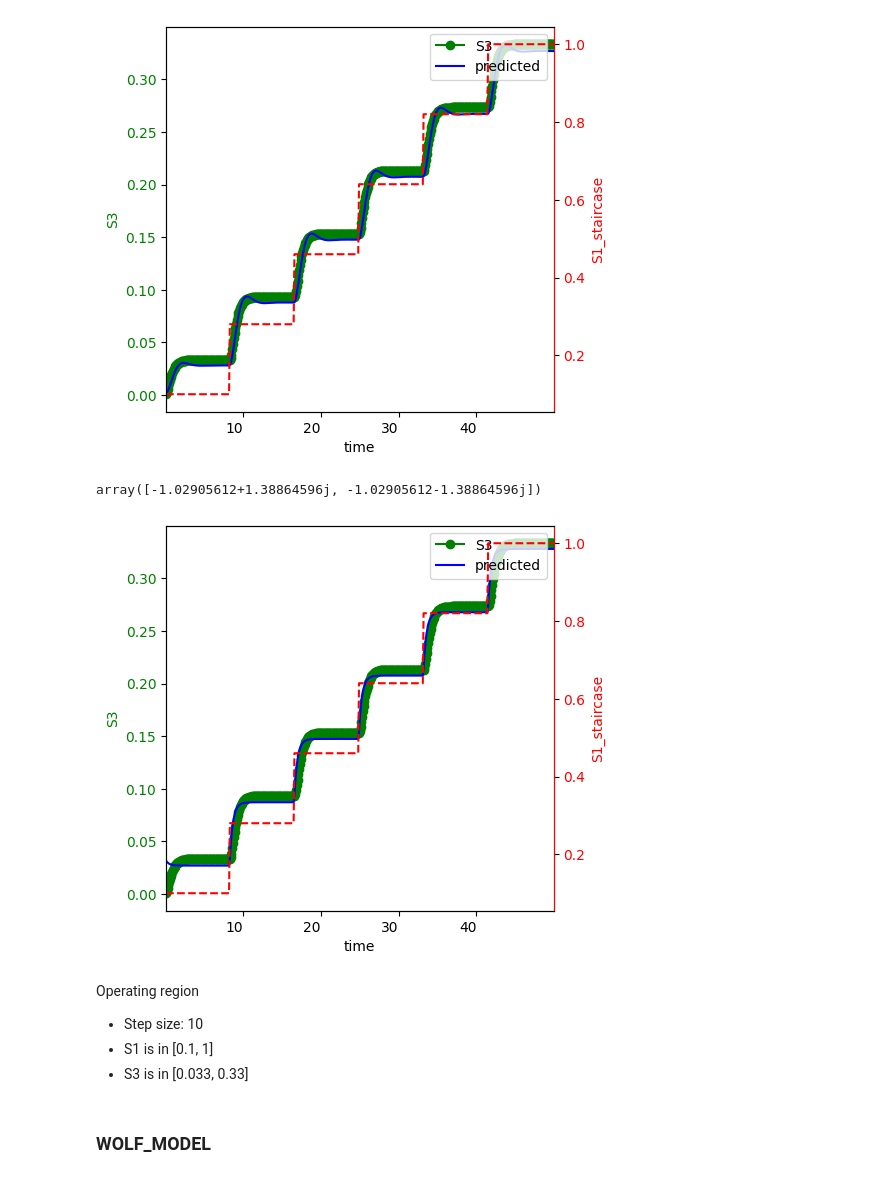
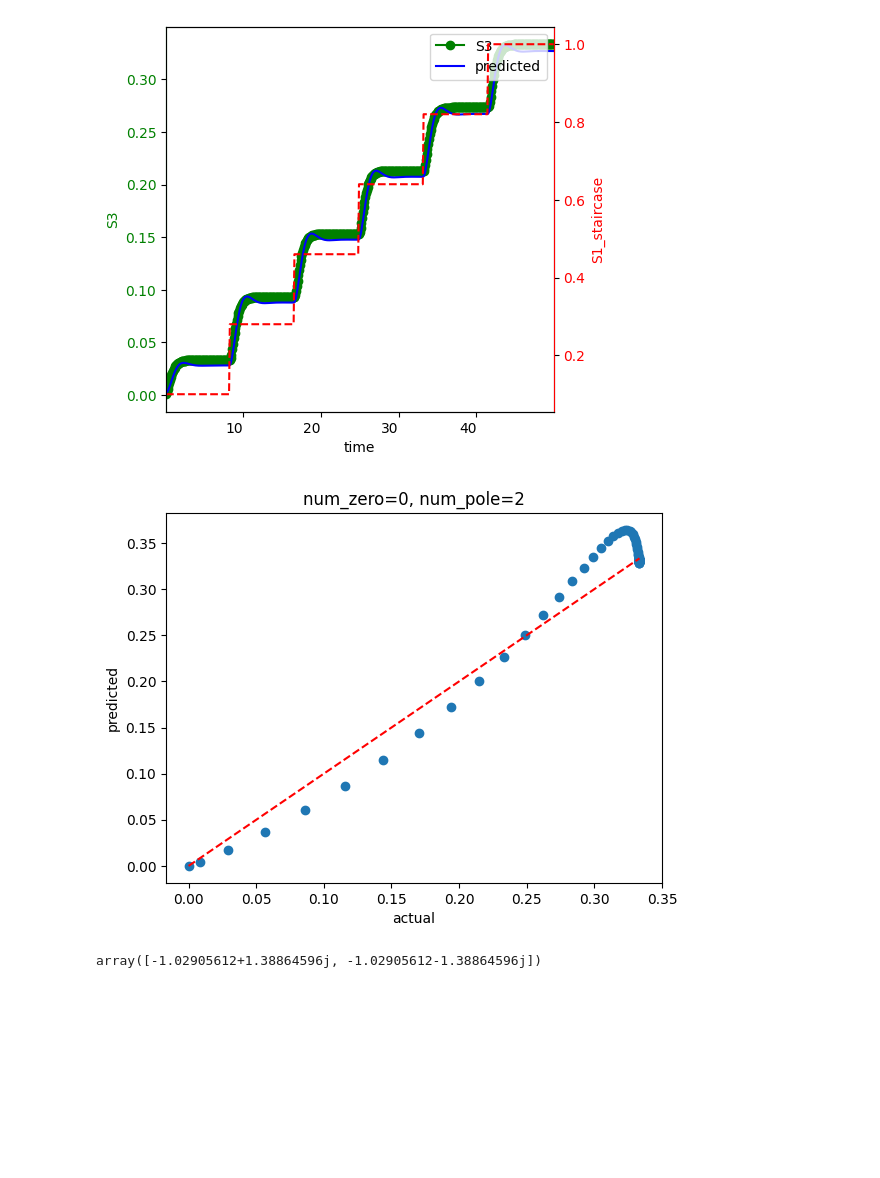
Before and after one commit to joseph-hellerstein/advanced-controls-lectures, a Jupyter notebook: short_class_lectures/Lecture_5-LTI_System_Identification/interpreting_system_identification_results.ipynb, the cells around one changed output. Drawn from its saved outputs; the diff is of its cells as text; code cells hidden in the pictures; blank space fills up the shorter version.

```diff
--- a/short_class_lectures/Lecture_5-LTI_System_Identification/interpreting_system_identification_results.ipynb
+++ b/short_class_lectures/Lecture_5-LTI_System_Identification/interpreting_system_identification_results.ipynb
@@ -136,21 +170,12 @@ result = SEQUENTIAL_CTLSB.plotTransferFunctionFit(num_zero=0, num_pole=2,
             times=np.linspace(0, 50, 500))
 # %% [output]
 [figure]
+# %%
+evaluateTransferFunction(SEQUENTIAL_MODEL,
+            SEQUENTIAL_CTLSB.getOpenLoopTransferFunction(), "num_zero=0, num_pole=2")
+# %% [output]
+[figure, added]
 # %%
 SEQUENTIAL_CTLSB.getOpenLoopTransferFunction().poles()
 # %% [output]
 array([-1.02905612+1.38864596j, -1.02905612-1.38864596j])
-# %%
-SEQUENTIAL_CTLSB = ctl.ControlSBML(SEQUENTIAL_MODEL, input_name="S1", output_name="S3")
-result = SEQUENTIAL_CTLSB.plotTransferFunctionFit(num_zero=0, num_pole=1,
-            initial_value=0.1, final_value=1,
-            times=np.linspace(0, 50, 500))
-# %% [output]
-[figure, removed]
-# %% [markdown]
-Operating region
-* Step size: 10
-* S1 is in [0.1, 1]
-* S3 is in [0.033, 0.33]
-# %% [markdown]
-### WOLF_MODEL
```
Also changed, not shown: parts of 70 cells of this notebook, 1 other file.
